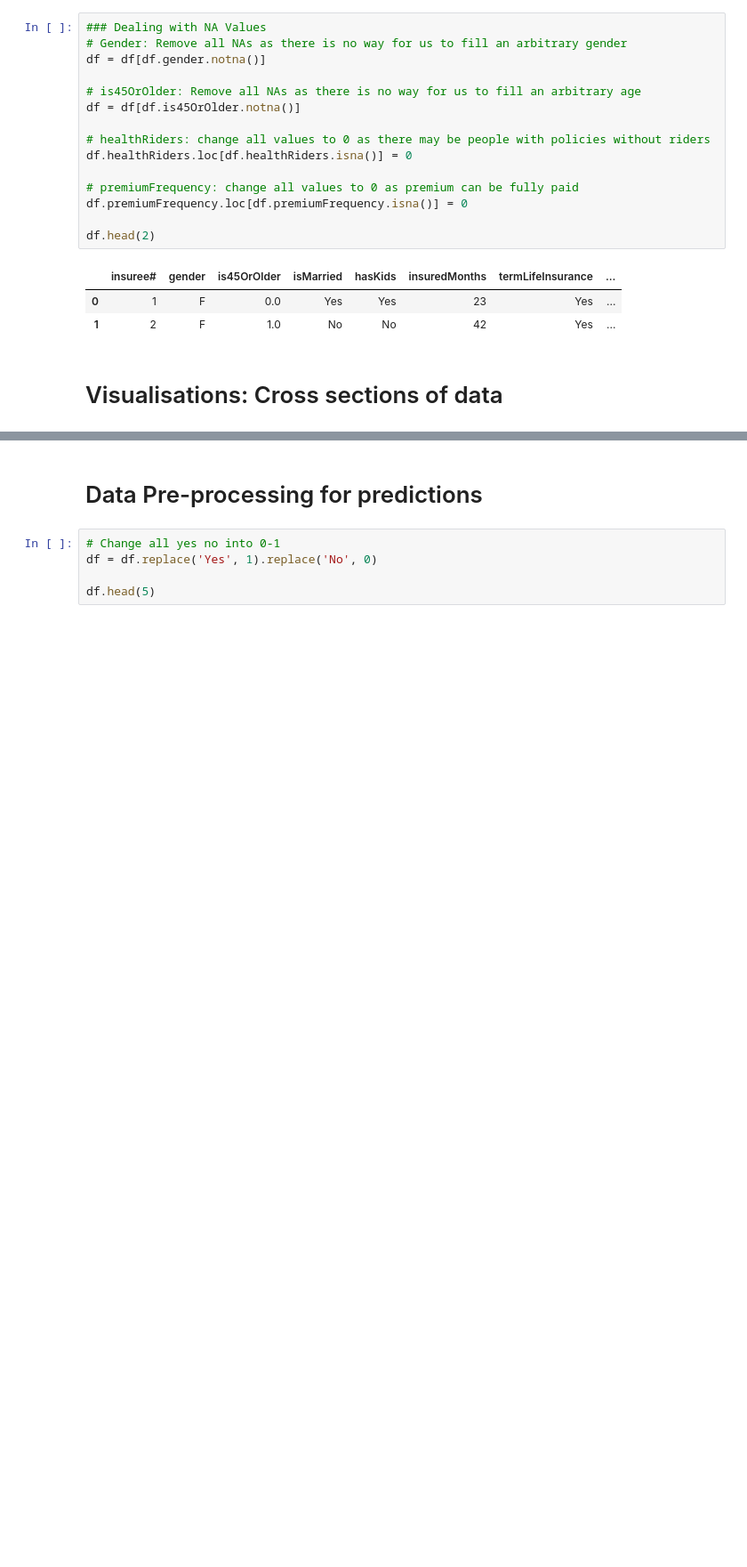
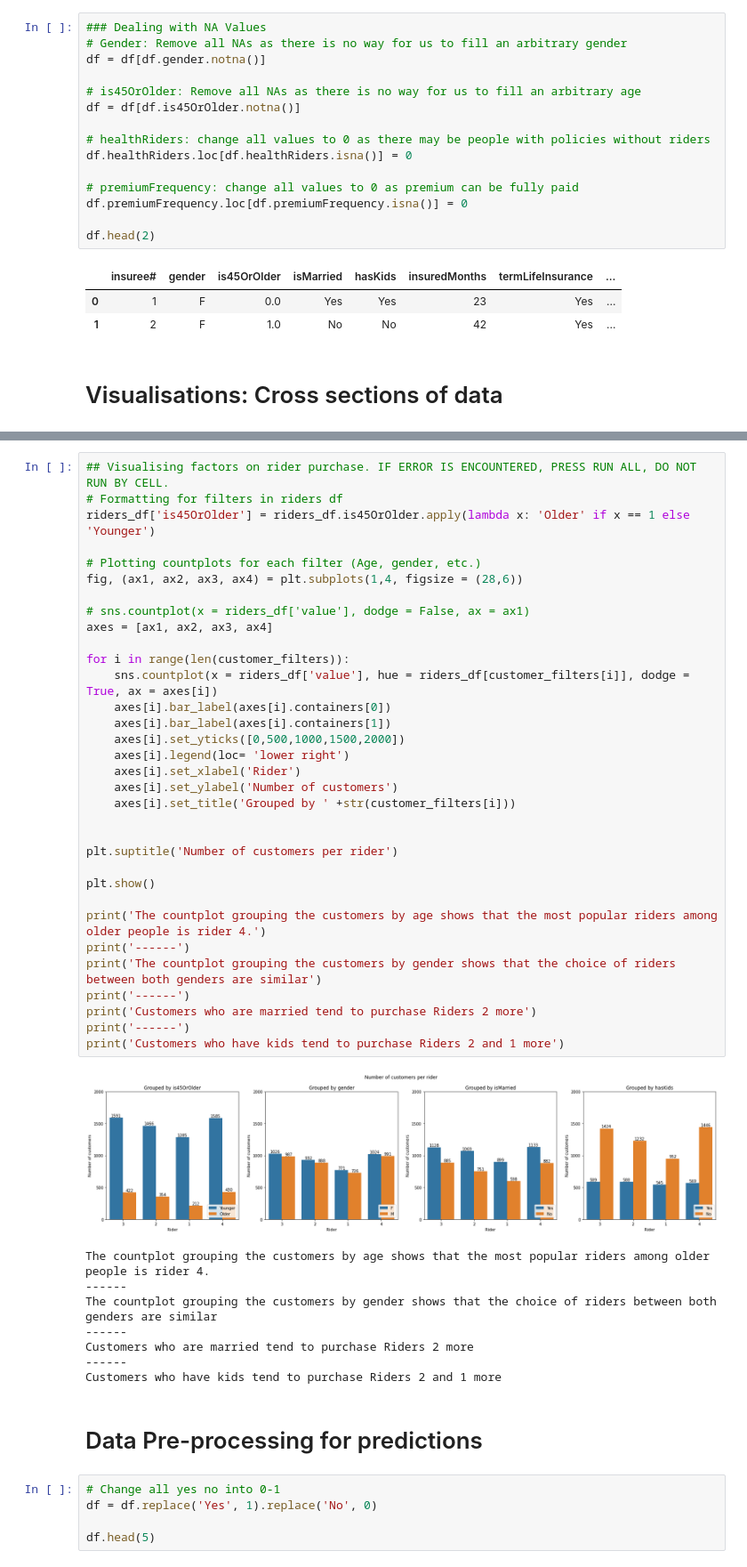
Before and after one commit to Tat-sheng/govtech_vica, a Jupyter notebook: VICA_tatsheng.ipynb, the cells around one changed output, grey strips where cells are left out. Shown at 89% size. Drawn from its saved outputs; the diff is of its cells as text; blank space fills up the shorter version.

Commit message:
updated robust filters for visualisations

```diff
--- a/VICA_tatsheng.ipynb
+++ b/VICA_tatsheng.ipynb
@@ -164,3 +161,45 @@ The histplot grouping the customers by age shows that the most popular riders am
+# %%
+## Visualising factors on rider purchase. IF ERROR IS ENCOUNTERED, PRESS RUN ALL, DO NOT RUN BY CELL.
+# Formatting for filters in riders df
+riders_df['is45OrOlder'] = riders_df.is45OrOlder.apply(lambda x: 'Older' if x == 1 else 'Younger')
+
+# Plotting countplots for each filter (Age, gender, etc.)
+fig, (ax1, ax2, ax3, ax4) = plt.subplots(1,4, figsize = (28,6))
+
+# sns.countplot(x = riders_df['value'], dodge = False, ax = ax1)
+axes = [ax1, ax2, ax3, ax4]
+
+for i in range(len(customer_filters)):
+    sns.countplot(x = riders_df['value'], hue = riders_df[customer_filters[i]], dodge = True, ax = axes[i])
+    axes[i].bar_label(axes[i].containers[0])
+    axes[i].bar_label(axes[i].containers[1])
+    axes[i].set_yticks([0,500,1000,1500,2000])
+    axes[i].legend(loc= 'lower right')
+    axes[i].set_xlabel('Rider')
+    axes[i].set_ylabel('Number of customers')
+    axes[i].set_title('Grouped by ' +str(customer_filters[i]))
+
+
+plt.suptitle('Number of customers per rider')
+
+plt.show()
+
+print('The countplot grouping the customers by age shows that the most popular riders among older people is rider 4.')
+print('------')
+print('The countplot grouping the customers by gender shows that the choice of riders between both genders are similar')
+print('------')
+print('Customers who are married tend to purchase Riders 2 more')
+print('------')
+print('Customers who have kids tend to purchase Riders 2 and 1 more')
+# %% [output]
+[figure, added]
+The countplot grouping the customers by age shows that the most popular riders among older people is rider 4.
+------
+The countplot grouping the customers by gender shows that the choice of riders between both genders are similar
+------
+Customers who are married tend to purchase Riders 2 more
+------
+Customers who have kids tend to purchase Riders 2 and 1 more
 # %% [markdown]
 # Data Pre-processing for predictions
 # %%
```
Also changed, not shown: parts of 3 cells of this notebook.
